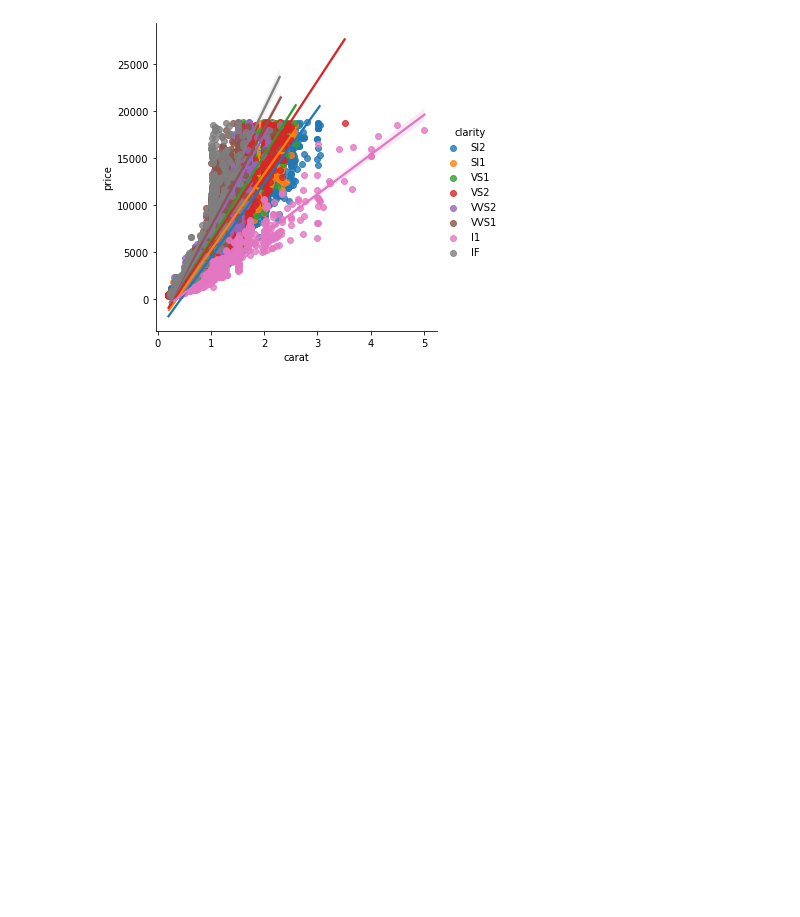
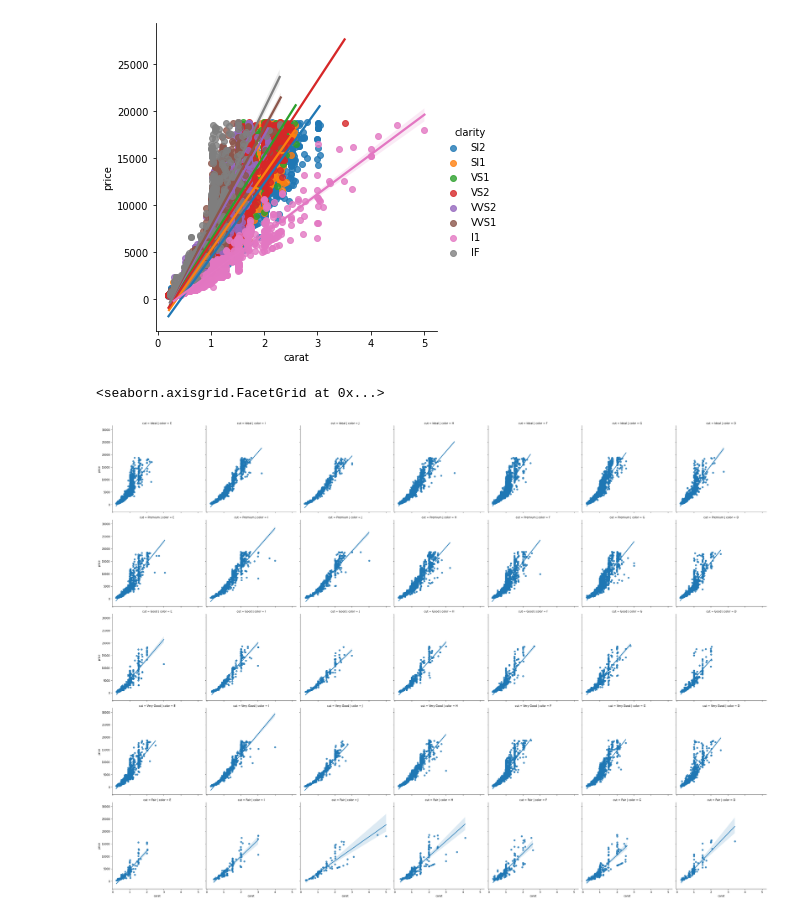
Before and after one commit to naruhikohama/dataviz-python, a Jupyter notebook: Seaborn/seaborn_intro_demo.ipynb, the cells around one changed output. Drawn from its saved outputs; the diff is of its cells as text; code cells hidden in the pictures; blank space fills up the shorter version.

Commit message:
seaborn matrix of regplots

```diff
--- a/Seaborn/seaborn_intro_demo.ipynb
+++ b/Seaborn/seaborn_intro_demo.ipynb
@@ -258,3 +258,16 @@ sns.lmplot(x = 'carat', y = 'price', hue = 'clarity', data = diamonds)
 # %% [output]
 <seaborn.axisgrid.FacetGrid at 0x...>
 [figure]
+# %%
+
+
+sns.lmplot(
+    x = 'carat',
+    y = 'price',
+    row = 'cut',
+    col = 'color',
+    data = diamonds
+)
+# %% [output]
+<seaborn.axisgrid.FacetGrid at 0x...>
+[figure, added]
```
